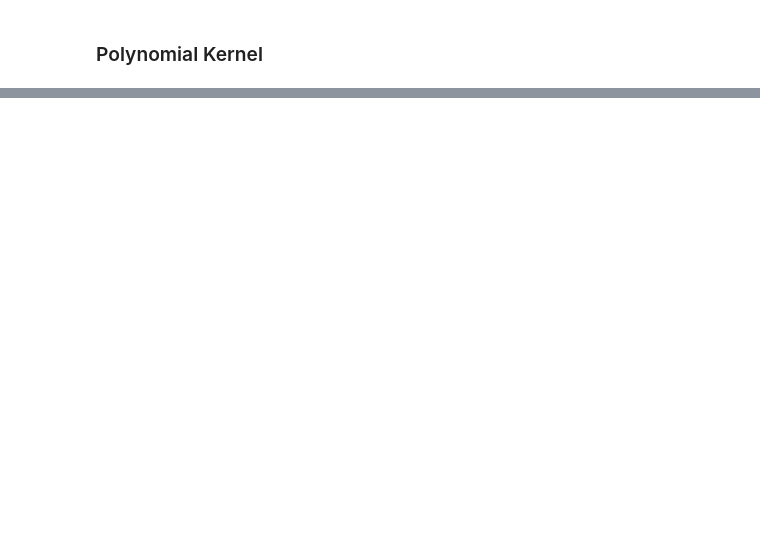
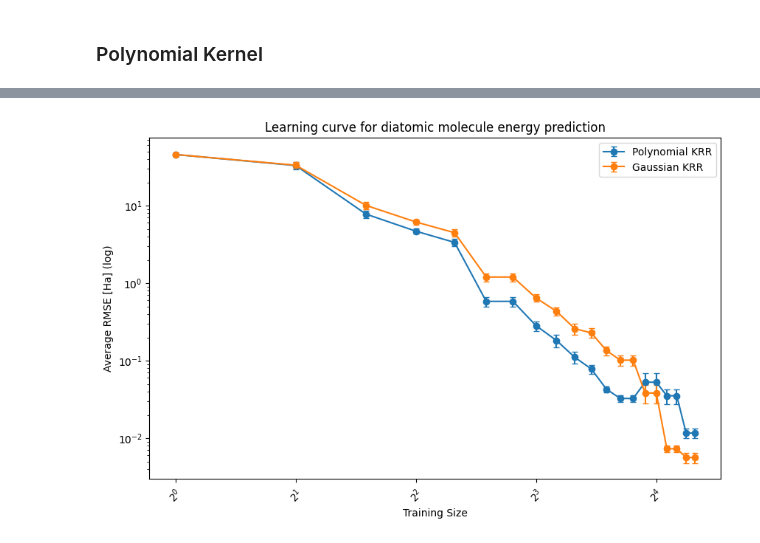
Before and after one commit to GabrielWu2004/Alchemical_Normal_Modes, a Jupyter notebook: ML_with_ANM/ML_code/ML_Diatomic.ipynb, the cells around one changed output, grey strips where cells are left out. Cells and saved outputs as stored; diff of their text form; code cells hidden in the pictures; blank space fills up the shorter version.

```diff
--- a/ML_with_ANM/ML_code/ML_Diatomic.ipynb
+++ b/ML_with_ANM/ML_code/ML_Diatomic.ipynb
@@ -744,0 +715,37 @@ plt.show()
+# %%
+# With error bar
+# Set figure size
+plt.figure(figsize=(10, 6))
+
+# Load the data
+x = model_performance_poly_KRR['training size']
+y1 = model_performance_poly_KRR['average RMSE']
+y2 = model_performance_gaussian_KRR['average RMSE']
+y1_error = model_performance_poly_KRR['standard deviation']
+y2_error = model_performance_gaussian_KRR['standard deviation']
+
+# Plotting
+plt.errorbar(x, y1, label='Polynomial KRR', yerr=y1_error, marker='o', linestyle='-', capsize=3)
+plt.errorbar(x, y2, label='Gaussian KRR', yerr=y2_error, marker='o', linestyle='-', capsize=3)
+# plt.plot(x, y1, label='Polynomial KRR', marker='o', linestyle='-', linewidth=2.5)
+# plt.plot(x, y2, label='Gaussian KRR', marker='o', linestyle='-', linewidth=2.5)
+
+# Customize the x label
+plt.xticks(range(1, 21), rotation=45, ha='center')
+plt.gca().xaxis.set_tick_params(which='both', labelbottom=True)
+
+# Customize the plot
+plt.title('Learning curve for diatomic molecule energy prediction')
+plt.xlabel('Training Size')
+plt.ylabel('Average RMSE [Ha] (log)')
+plt.legend()
+
+# Create log scale
+plt.xscale('log', base=2)
+plt.yscale('log')
+
+# Display the plot
+plt.savefig('../Graph/[Diatomic] learning_curve_with_error_bar.png', dpi=300)
+plt.show()
+# %% [output]
+[figure, added]
```
Also changed, not shown: parts of 18 cells of this notebook.
